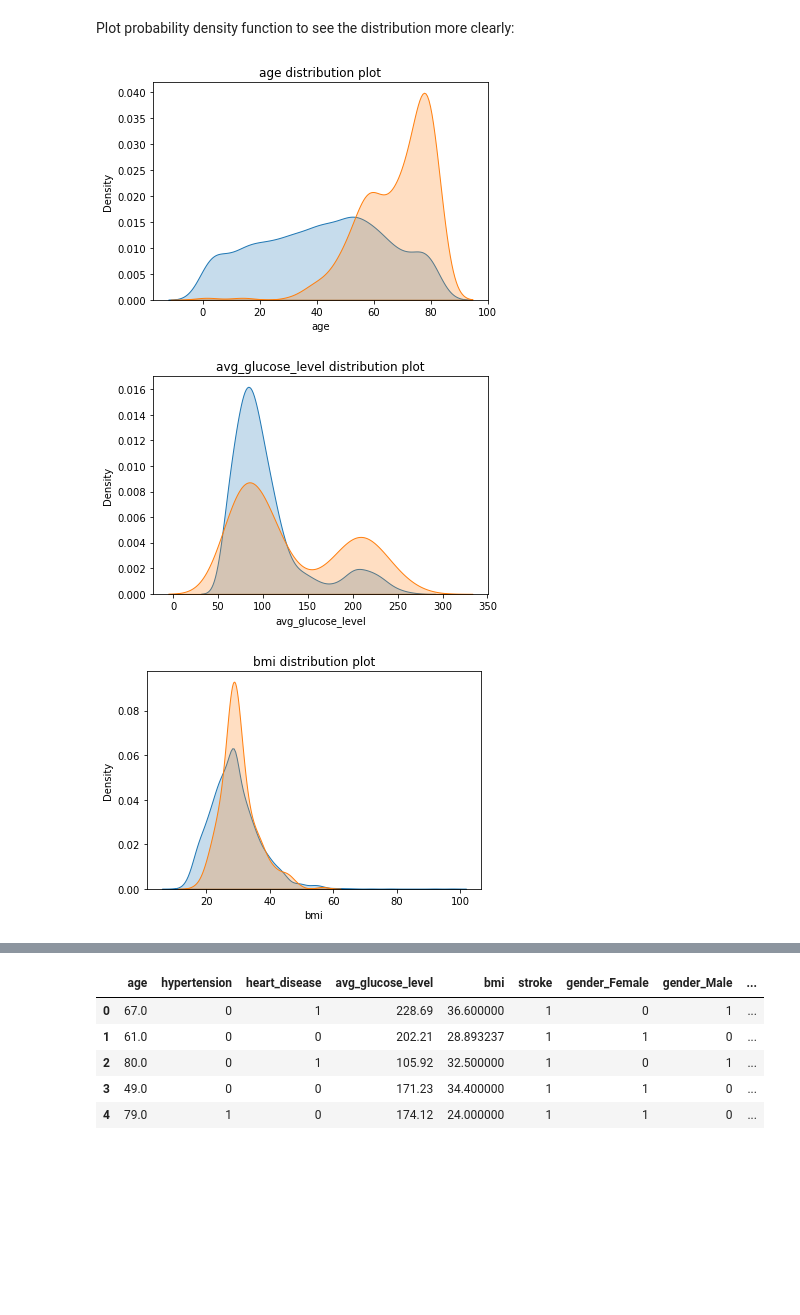
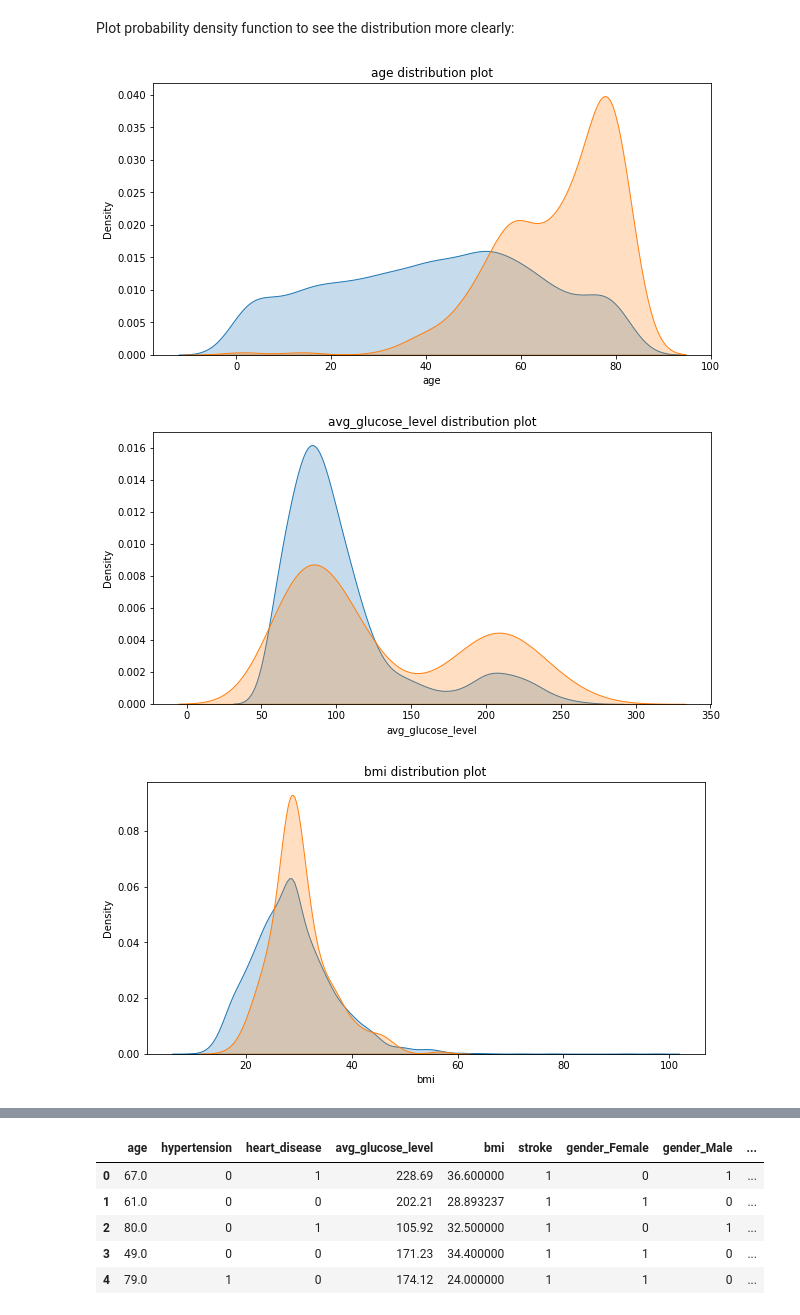
Before and after one commit to SophiaBouchama/stroke-prediction-portfolio, a Jupyter notebook: Stroke-Project.ipynb, the cells around one changed output, grey strips where cells are left out. Drawn from its saved outputs; the diff is of its cells as text; code cells hidden in the pictures; blank space fills up the shorter version.

Commit message:
updated visualisations and EDA

```diff
--- a/Stroke-Project.ipynb
+++ b/Stroke-Project.ipynb
@@ -488,13 +486,22 @@ for feature in continuous_numerical:
 # %% [markdown]
 Plot probability density function to see the distribution more clearly:
 # %%
+#plt.figure(figsize=(16,6))
+#for feature in continuous_numerical:
+#    plt.subplot(2, 2, continuous_numerical.index(feature)+1)
+#    sns.kdeplot(df[feature][no_stroke], fill= True)
+#    sns.kdeplot(df[feature][stroke], fill= True)
+#    plt.title(feature + ' distribution plot')
+#    plt.xlabel(feature)
+
 for feature in continuous_numerical:
+    fig = plt.figure(figsize=(10,5))
     sns.kdeplot(df[feature][no_stroke], fill= True)
     sns.kdeplot(df[feature][stroke], fill= True)
     plt.title(feature + ' distribution plot')
     plt.xlabel(feature)
     plt.show()
 # %% [output]
-[figure, old version]
+[figure, new version]
-[figure, old version]
+[figure, new version]
-[figure, old version]
+[figure, new version]
```
Also changed, not shown: parts of 6 cells of this notebook.
